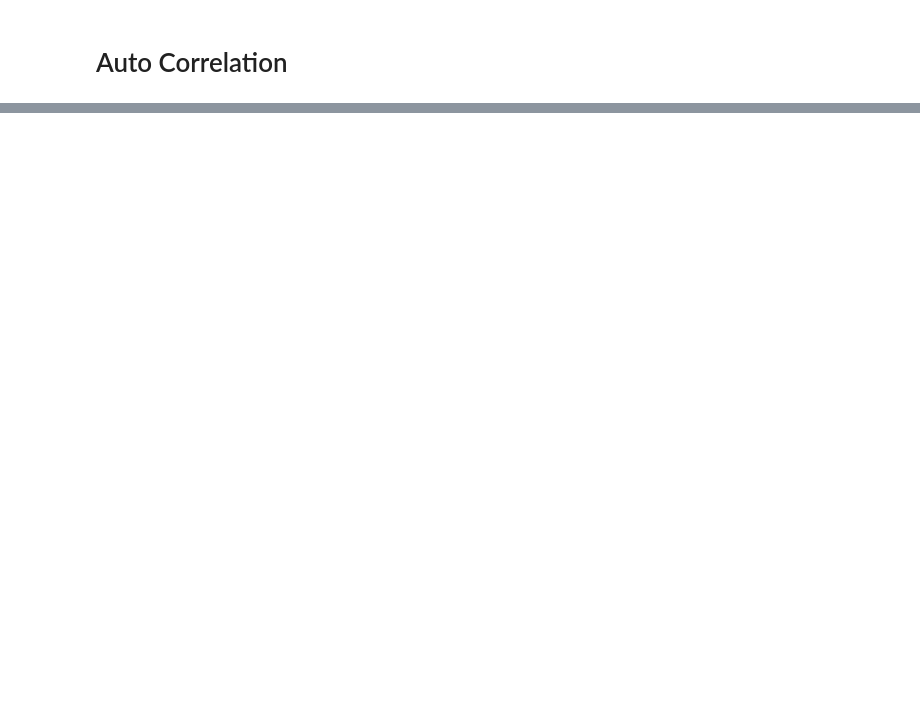
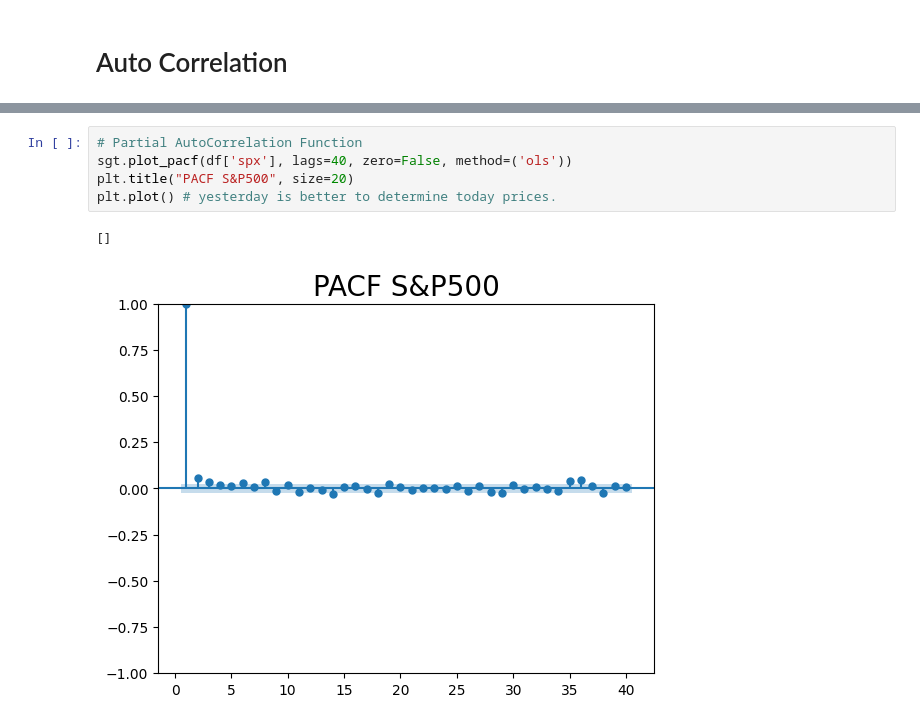
Before and after one commit to Vitor-labs/Data-Science-Studies, a Jupyter notebook: Time Series/Notebooks/characteristics.ipynb, the cells around one changed output, grey strips where cells are left out. Saved outputs shown, nothing was run; the diff lists cells and outputs as text; blank space fills up the shorter version.

```diff
--- a/Time Series/Notebooks/characteristics.ipynb
+++ b/Time Series/Notebooks/characteristics.ipynb
@@ -42,0 +52,8 @@ plt.show()
+# %%
+# Partial AutoCorrelation Function
+sgt.plot_pacf(df['spx'], lags=40, zero=False, method=('ols'))
+plt.title("PACF S&P500", size=20)
+plt.plot() # yesterday is better to determine today prices.
+# %% [output]
+[]
+[figure, added]
```
Also changed, not shown: parts of 2 cells of this notebook, 1 other file.
